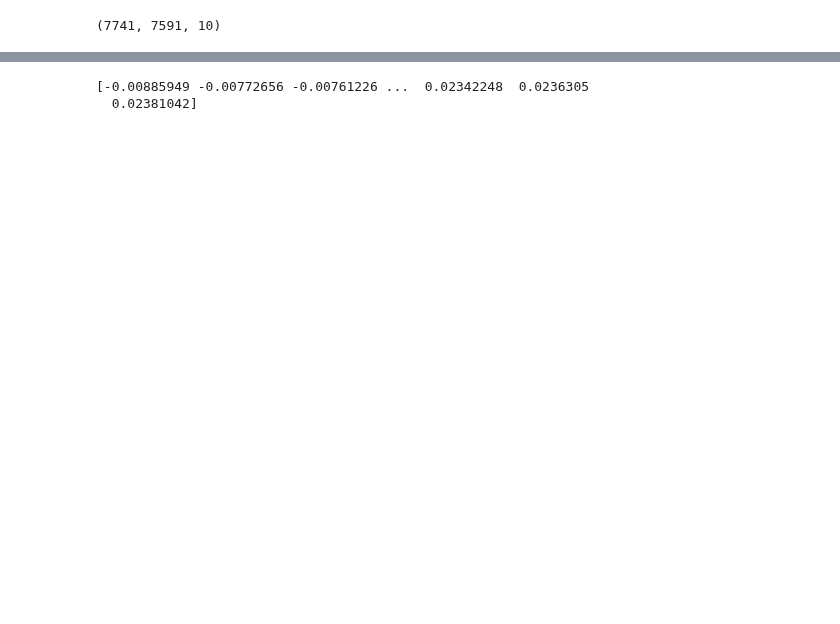
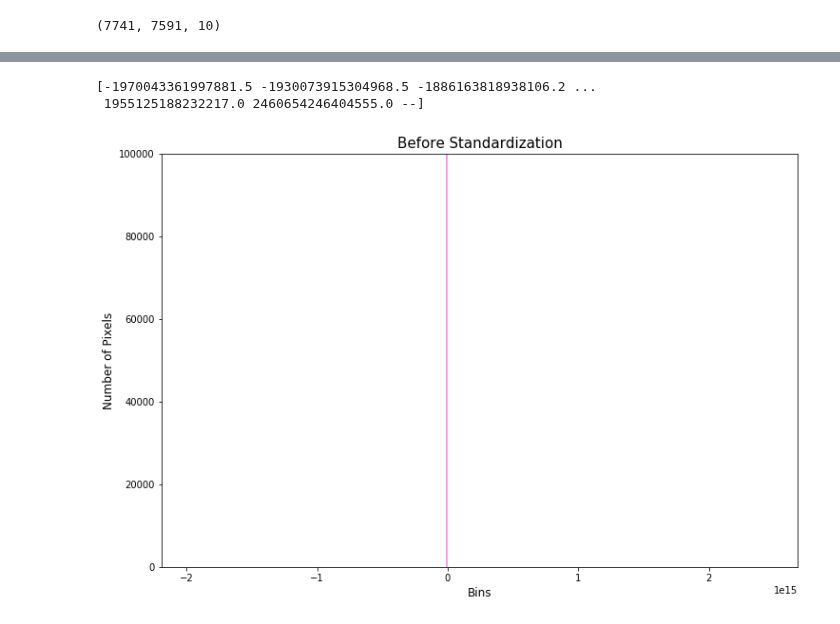
Before and after one commit to rvmaretto/deepgeo, a Jupyter notebook: notebooks/plot_preprocessor_results.ipynb, the cells around one changed output, grey strips where cells are left out. Cells and saved outputs as stored; diff of their text form; code cells hidden in the pictures; blank space fills up the shorter version.

```diff
--- a/notebooks/plot_preprocessor_results.ipynb
+++ b/notebooks/plot_preprocessor_results.ipynb
@@ -92,5 +94,8 @@ hist_evi2 = pl.hist(evi2.ravel(), bins=128)
 # %%
 print(np.unique(evi))
+raster_ = preproc.get_raster_stacked_raster()
+image.plot_image_histogram(raster_, title = "Before Standardization")
 # %% [output]
-[-0.00885949 -0.00772656 -0.00761226 ...  0.02342248  0.0236305
-  0.02381042]
+[-1970043361997881.5 -1930073915304968.5 -1886163818938106.2 ...
+ 1955125188232217.0 2460654246404555.0 --]
+[figure, added]
```
Also changed, not shown: parts of 10 cells of this notebook, 6 other files.
